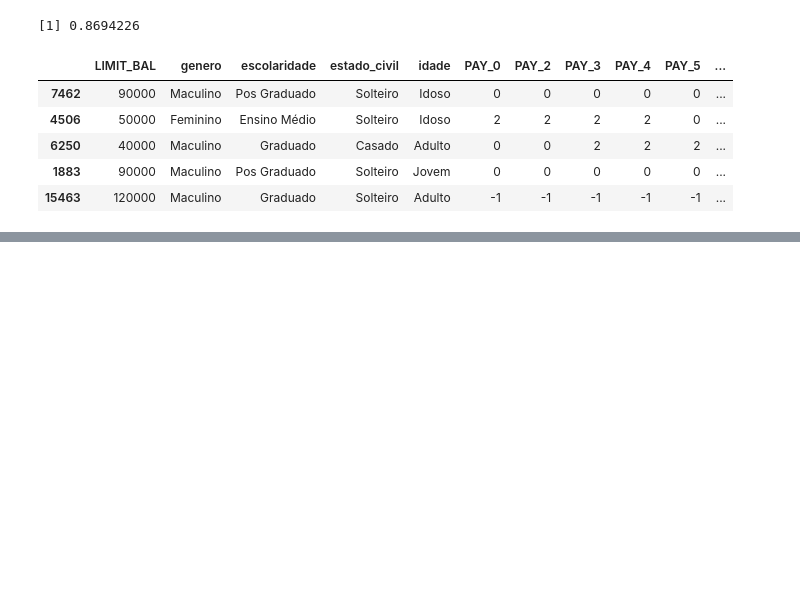
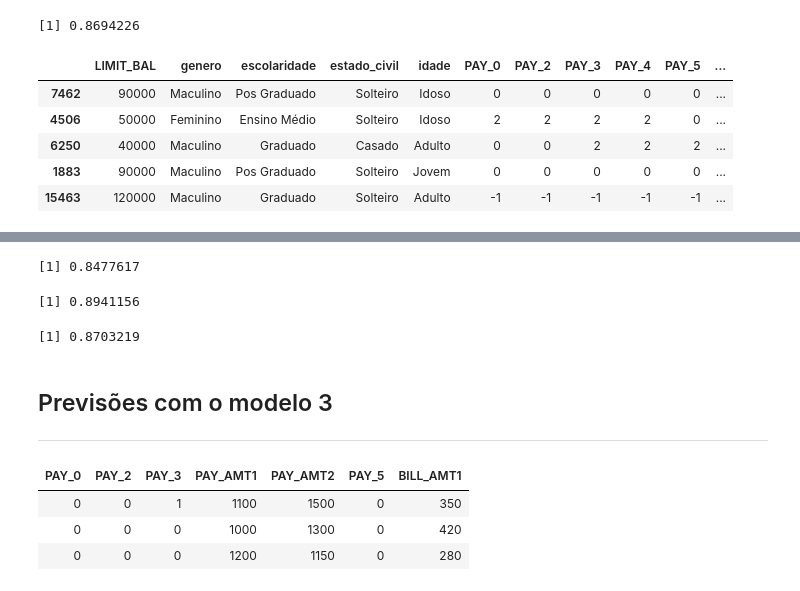
Before and after one commit to emariot/machine_learning, a Jupyter notebook: R/clientes_inadimplentes.ipynb, the cells around one changed output, grey strips where cells are left out. Cells and saved outputs as stored; diff of their text form; code cells hidden in the pictures; blank space fills up the shorter version.

```diff
--- a/R/clientes_inadimplentes.ipynb
+++ b/R/clientes_inadimplentes.ipynb
@@ -662,0 +644,17 @@ saveRDS(modelo_v3, file='modelo/modelo_v3.rds')
+# %%
+# Calculando Precision, Recall e F1-Score do segundo modelo (mais equilibrada)
+y = data_test$inadimplente
+y_pred_v3 = previsoes_v3
+
+precision = posPredValue(y_pred_v3, y)
+precision
+
+recall = sensitivity(y_pred_v3, y)
+recall
+
+F1 = (2*precision * recall)/(precision+recall)
+F1
+# %% [output]
+[1] 0.8477617
+[1] 0.8941156
+[1] 0.8703219
@@ -662,0 +664,21 @@ saveRDS(modelo_v3, file='modelo/modelo_v3.rds')
+# %% [markdown]
+## Previsões com o modelo 3
+---
+# %%
+# Dados do cliente
+PAY_0 = c(0,0,0)
+PAY_2 = c(0,0,0)
+PAY_3 = c(1,0,0)
+PAY_AMT1 = c(1100,1000,1200)
+PAY_AMT2 = c(1500,1300,1150)
+PAY_5 = c(0,0,0)
+BILL_AMT1 = c(350,420,280)
+# %%
+# Dataframe
+clients = data.frame(PAY_0, PAY_2, PAY_3, PAY_AMT1, PAY_AMT2, PAY_5, BILL_AMT1)
+clients
+# %% [output]
+| PAY_0 | PAY_2 | PAY_3 | PAY_AMT1 | PAY_AMT2 | PAY_5 | BILL_AMT1 |
+| 0 | 0 | 1 | 1100 | 1500 | 0 | 350 |
+| 0 | 0 | 0 | 1000 | 1300 | 0 | 420 |
+| 0 | 0 | 0 | 1200 | 1150 | 0 | 280 |
```
Also changed, not shown: parts of 23 cells of this notebook.
